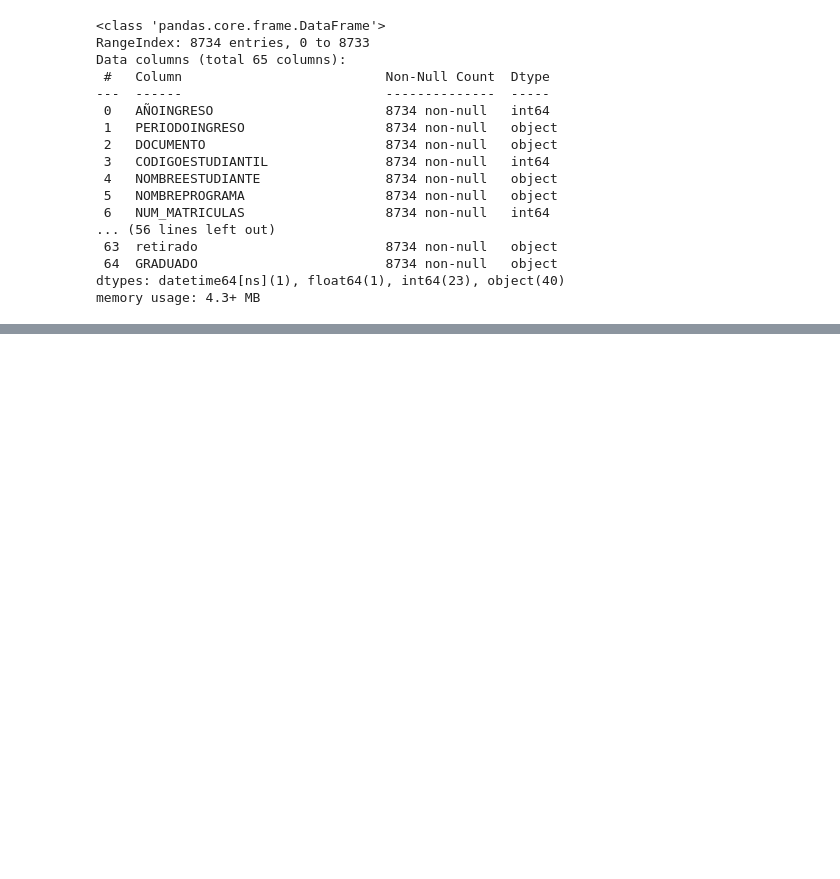
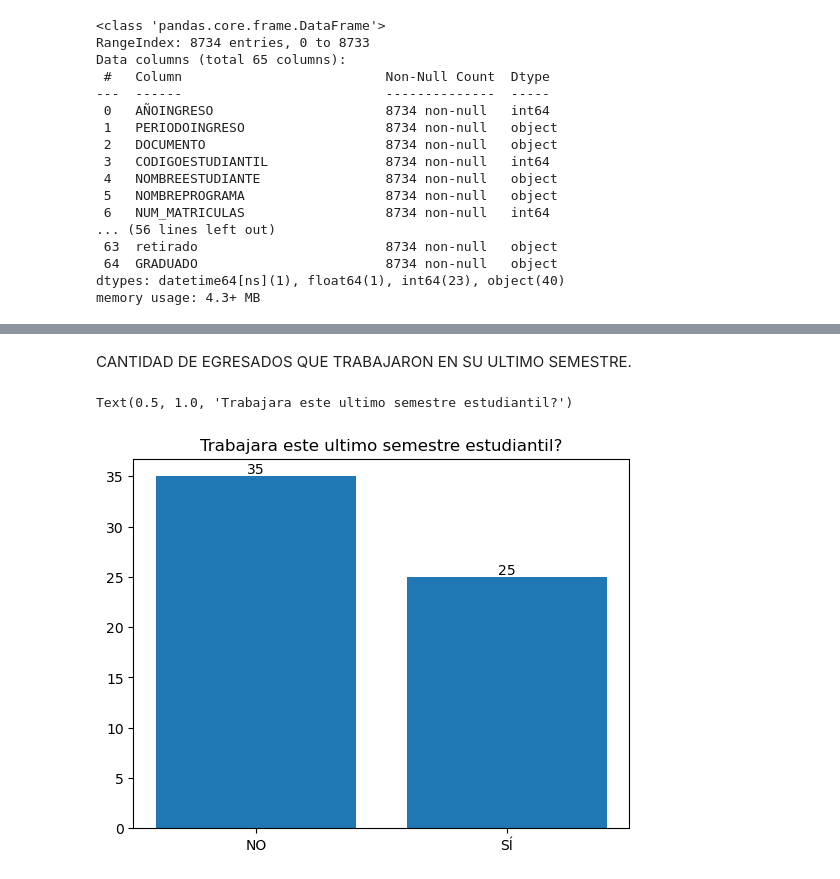
Before and after one commit to TheJokerV/PracticasEmpresariales, a Jupyter notebook: Diagramas.ipynb, the cells around one changed output, grey strips where cells are left out. Cells and saved outputs as stored; diff of their text form; code cells hidden in the pictures; blank space fills up the shorter version.

```diff
--- a/Diagramas.ipynb
+++ b/Diagramas.ipynb
@@ -42,0 +45,14 @@ Text(0.5, 1.0, 'GRADUADOS EN LA CARRERA DE INGENIERIA DE SISTEMAS.')
+# %% [markdown]
+CANTIDAD DE EGRESADOS QUE TRABAJARON EN SU ULTIMO SEMESTRE.
+# %%
+conteo1 = sistemasGraduados.groupby('TRABAJARAESTEPERIODO').count()
+
+plt.bar(conteo1.index, conteo1['DOCUMENTO'])
+
+for i, count in enumerate(conteo1['DOCUMENTO']):
+  plt.text(i, count, str(count), ha='center', va='bottom')
+
+plt.title('Trabajara este ultimo semestre estudiantil?')
+# %% [output]
+Text(0.5, 1.0, 'Trabajara este ultimo semestre estudiantil?')
+[figure, added]
```
Also changed, not shown: parts of 7 cells of this notebook, 1 other file.
